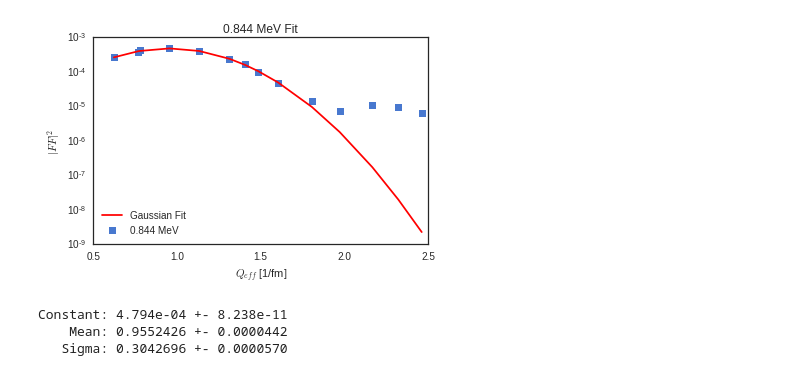
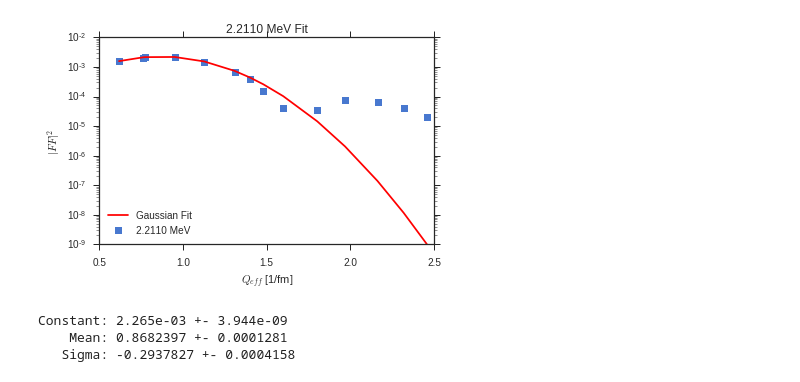
Before and after one commit to kdbartlett/Qweak, a Jupyter notebook: longitudinal_analysis/excited_states/al_nuclear_excited_states.ipynb, the cells around one changed output. Saved outputs shown, nothing was run; the diff lists cells and outputs as text; code cells hidden in the pictures.

Commit message:
Improved Gaussian fit, produced initial plots.

```diff
--- a/longitudinal_analysis/excited_states/al_nuclear_excited_states.ipynb
+++ b/longitudinal_analysis/excited_states/al_nuclear_excited_states.ipynb
@@ -7,18 +13,6 @@ from scipy.optimize import curve_fit
 # %%
 %matplotlib inline
 # %%
-pp.style.use('seaborn-white')
+pp.style.use('seaborn-ticks')
 sns.set_palette("muted")
 plot_size = 6*np.array([1.0,(2.0/(1.0+np.sqrt(5.0)))]) #Use Golden ratio as aspect ratio for plots
-# %%
-# Define functions
-def gaussian(x, a, b, c):
-    numerator = -np.square(x-b)
-    denominator = 2.0*np.square(c)
-    return a * np.exp(numerator/denominator)
-
-def print_fit_info(popt, pcov):
-    string = 'Constant: {0:.3e} +- {1:.3e} \n\
-    Mean: {2:.7f} +- {3:.7f} \n\
-   Sigma: {4:.7f} +- {5:.7f}'.format(popt[0], pcov[0,0], popt[1], pcov[1,1], popt[2], pcov[2,2])
-    return print(string)
@@ -75,21 +250,0 @@ pp.show()
-# %%
-# Fit Gaussian function to specified range
-al_0_844_MeV_popt, al_0_844_MeV_pcov = curve_fit(gaussian,
-                                                 al_0_844_MeV_state_Q_eff_cut,
-                                                 al_0_844_MeV_state_ff)
-al_1_0140_MeV_popt, al_1_0140_MeV_pcov = curve_fit(gaussian,
-                                                   al_1_0140_MeV_state_Q_eff_cut,
-                                                   al_1_0140_MeV_state_ff)
-al_2_2110_MeV_popt, al_2_2110_MeV_pcov = curve_fit(gaussian,
-                                                   al_2_2110_MeV_state_Q_eff_cut,
-                                                   al_2_2110_MeV_state_ff)
-al_2_7350_MeV_popt, al_2_7350_MeV_pcov = curve_fit(gaussian,
-                                                   al_2_7350_MeV_state_Q_eff_cut,
-                                                   al_2_7350_MeV_state_ff)
-al_2_9900_MeV_popt, al_2_9900_MeV_pcov = curve_fit(gaussian,
-                                                   al_2_9900_MeV_state_Q_eff_cut,
-                                                   al_2_9900_MeV_state_ff)
-al_3_6800_MeV_popt, al_3_6800_MeV_pcov = curve_fit(gaussian,
-                                                   al_3_6800_MeV_state_Q_eff_cut,
-                                                   al_3_6800_MeV_state_ff)
-#al_3_9570_MeV_popt, al_3_9570_MeV_pcov = curve_fit(gaussian, al_3_9570_MeV_state_Q_eff, al_3_9570_MeV_state_ff)
@@ -98,17 +275,17 @@ ValueError: operands could not be broadcast together with shapes (5,) (14,)
 # %%
-# 0.844 MeV Data/Fit Comparison
+# 2.2110 MeV Data/Fit Comparison
 pp.figure(figsize=plot_size)
-pp.errorbar(al_0_844_MeV_state_Q_eff, al_0_844_MeV_state_ff, ls='None', marker='s', label='0.844 MeV')
-pp.plot(al_0_844_MeV_state_Q_eff, gaussian(al_0_844_MeV_state_Q_eff, *popt), 'r-', label='Gaussian Fit')
+pp.errorbar(al_2_2110_MeV_state_Q_eff, al_2_2110_MeV_state_ff, ls='None', marker='s', label='2.2110 MeV')
+pp.plot(al_2_2110_MeV_state_Q_eff, gaussian(al_2_2110_MeV_state_Q_eff, *al_2_2110_MeV_popt), 'r-', label='Gaussian Fit')
 pp.yscale('log')
-pp.title('0.844 MeV Fit')
+pp.title('2.2110 MeV Fit')
 pp.xlabel('$Q_{eff}$ [1/fm]')
 pp.ylabel('$|FF|^{2}$')
 pp.legend(loc='lower left')
 pp.show()
-print_fit_info(al_0_844_MeV_popt[:],al_0_844_MeV_pcov[:])
+print_fit_info(al_2_2110_MeV_popt,al_2_2110_MeV_pcov)
 # %% [output]
-[figure, old version]
+[figure, new version]
-Constant: 4.794e-04 +- 8.238e-11
-    Mean: 0.9552426 +- 0.0000442
-   Sigma: 0.3042696 +- 0.0000570
+Constant: 2.265e-03 +- 3.944e-09
+    Mean: 0.8682397 +- 0.0001281
+   Sigma: -0.2937827 +- 0.0004158
```
Also changed, not shown: parts of 20 cells of this notebook, 2 other files.
